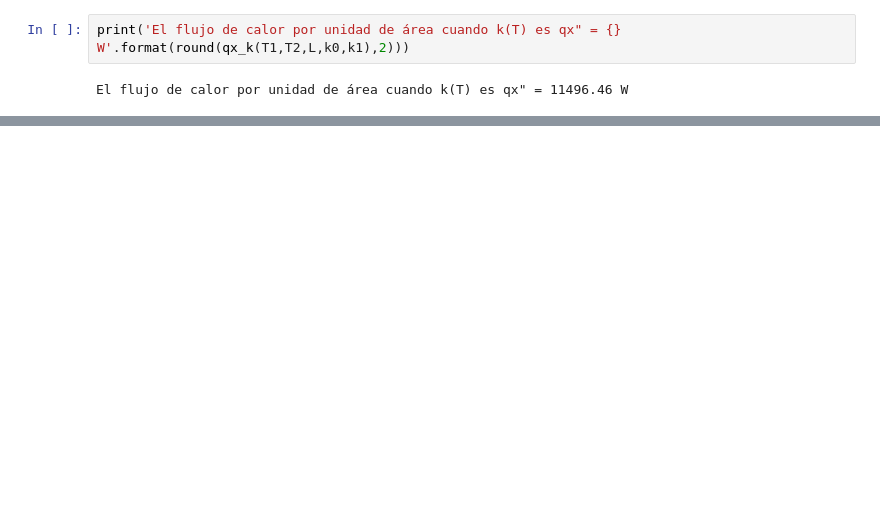
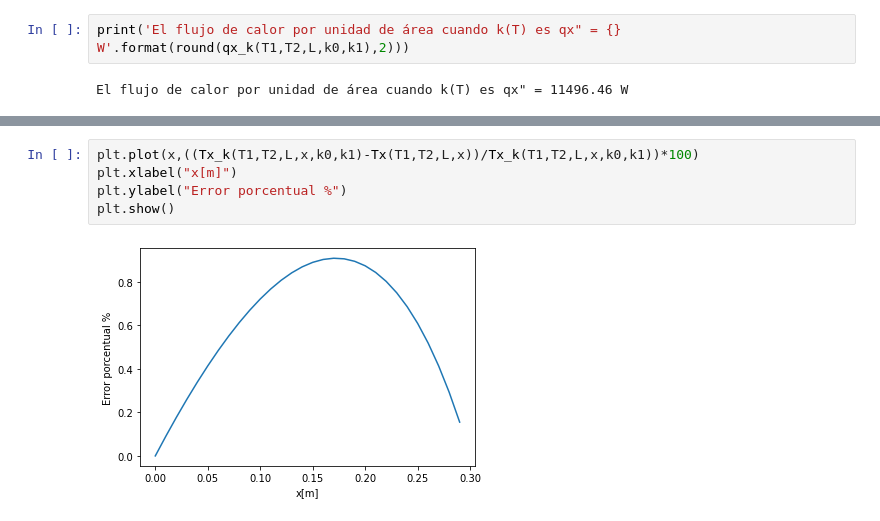
Before and after one commit to alegmor/AISI304, a Jupyter notebook: BloqueAISI304.ipynb, the cells around one changed output, grey strips where cells are left out. Drawn from its saved outputs; the diff is of its cells as text; blank space fills up the shorter version.

```diff
--- a/BloqueAISI304.ipynb
+++ b/BloqueAISI304.ipynb
@@ -164,0 +163,7 @@ qx_k(T1,T2,L,k0,k1)/qx(T1,T2,L,kp)
+# %%
+plt.plot(x,((Tx_k(T1,T2,L,x,k0,k1)-Tx(T1,T2,L,x))/Tx_k(T1,T2,L,x,k0,k1))*100)
+plt.xlabel("x[m]")
+plt.ylabel("Error porcentual %")
+plt.show()
+# %% [output]
+[figure, added]
```
Also changed, not shown: parts of 6 cells of this notebook.
